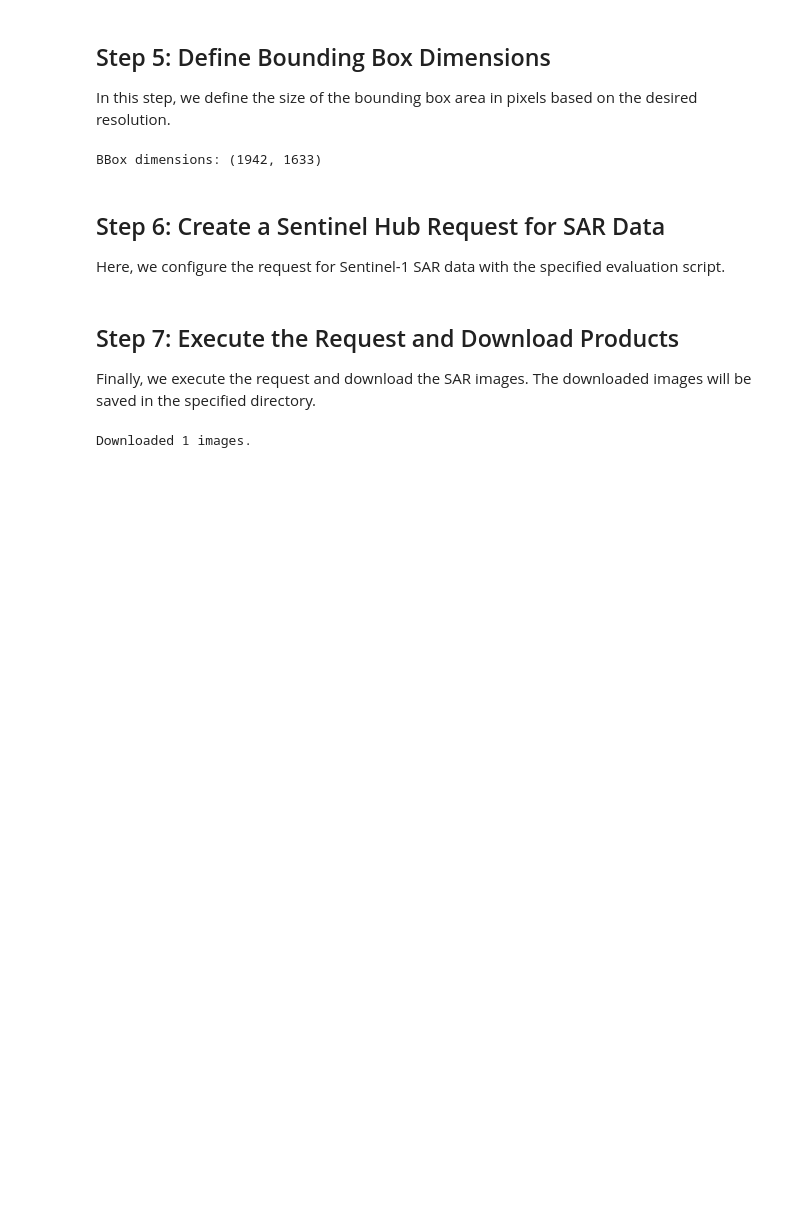
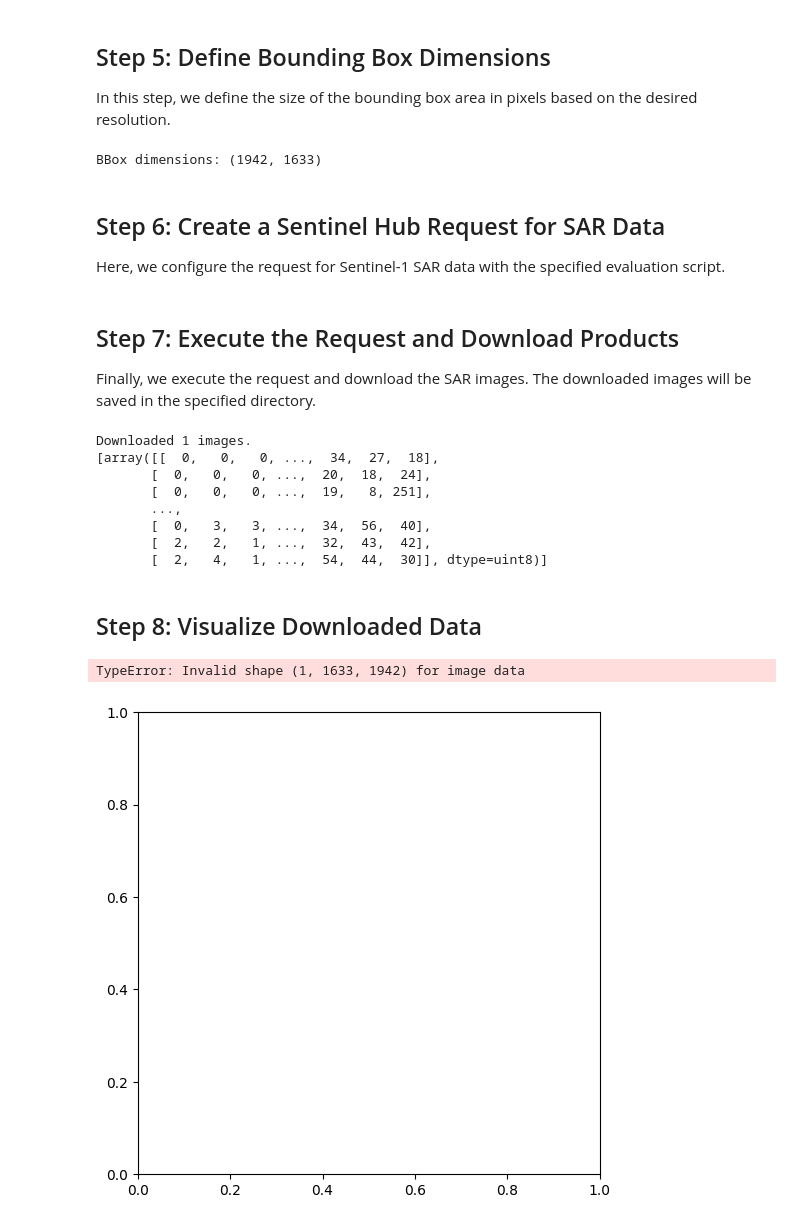
Before and after one commit to aryaniyaps/sentinel-1-sar-extraction, a Jupyter notebook: notebooks/download_sar_data.ipynb, the cells around one changed output. Cells and saved outputs as stored; diff of their text form; code cells hidden in the pictures; blank space fills up the shorter version.

Commit message:
add visualization

```diff
--- a/notebooks/download_sar_data.ipynb
+++ b/notebooks/download_sar_data.ipynb
@@ -85,14 +87,14 @@ BBox dimensions: (1942, 1633)
 
 Here, we configure the request for Sentinel-1 SAR data with the specified evaluation script.
 # %%
-# Create a request for Sentinel-1 SAR data (VV polarization)
+# Create a request for Sentinel-1 SAR data (C-band, VV polarization)
 request = SentinelHubRequest(
     data_folder="./downloads",  # Set your download directory
     evalscript="""
 //VERSION=3
 function setup() {
   return {
-    input: ["VV"],
+    input: ["VV"],  // Use VV polarization (C-band)
     output: { bands: 1 }
   };
 }
@@ -125,3 +127,24 @@ data = request.get_data(save_data=True, show_progress=True)
 print(f"Downloaded {len(data)} images.")
 # %% [output]
 Downloaded 1 images.
+[array([[  0,   0,   0, ...,  34,  27,  18],
+       [  0,   0,   0, ...,  20,  18,  24],
+       [  0,   0,   0, ...,  19,   8, 251],
+       ...,
+       [  0,   3,   3, ...,  34,  56,  40],
+       [  2,   2,   1, ...,  32,  43,  42],
+       [  2,   4,   1, ...,  54,  44,  30]], dtype=uint8)]
+# %% [markdown]
+## Step 8: Visualize Downloaded Data
+# %%
+plt.figure(figsize=(10, 6))
+plt.imshow(data, cmap='gray', vmin=0, vmax=255)
+plt.colorbar(label='Intensity')
+plt.title('Sentinel-1 SAR Data Visualization (C-band, VV polarization)')
+plt.xlabel('Pixel Column')
+plt.ylabel('Pixel Row')
+plt.grid(False)  # Disable the grid
+plt.show()
+# %% [output]
+TypeError: Invalid shape (1, 1633, 1942) for image data
+[figure, added]
```
Also changed, not shown: parts of 2 cells of this notebook.
